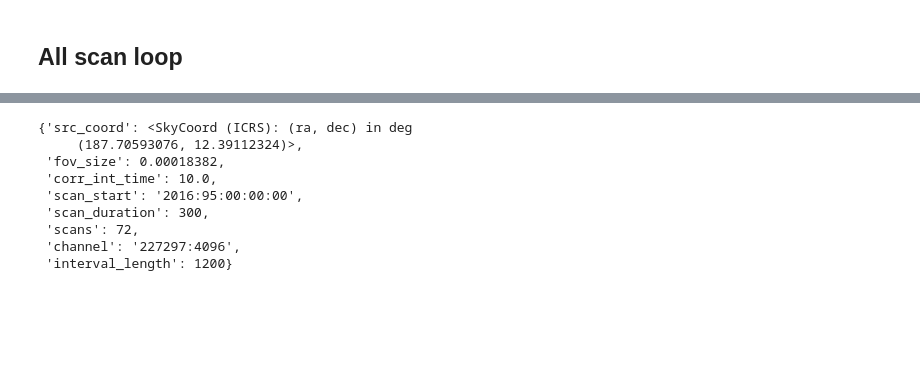
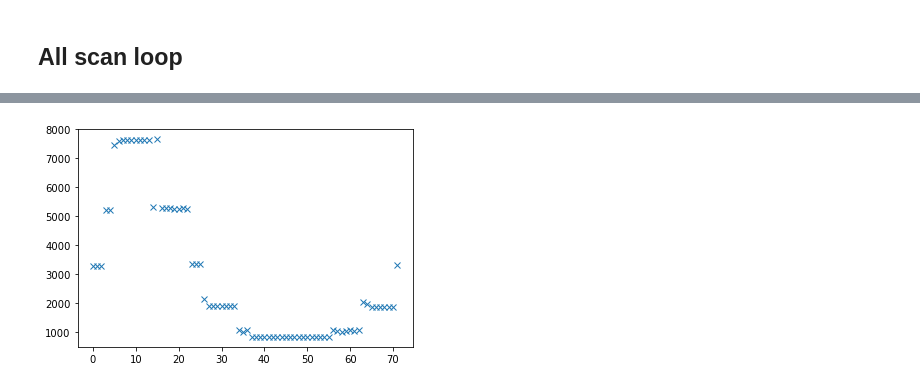
Before and after one commit to radionets-project/pyvisgen, a Jupyter notebook: examples/visibility.ipynb, the cells around one changed output, grey strips where cells are left out. Saved outputs shown, nothing was run; the diff lists cells and outputs as text; code cells hidden in the pictures; blank space fills up the shorter version.

```diff
--- a/examples/visibility.ipynb
+++ b/examples/visibility.ipynb
@@ -177,8 +194,9 @@ import astropy.units as un
 from astropy.time import Time
 visibilities = Visibilities([], [], [], [], [], [], [], [], [], [], [], [])
 vis_num = np.zeros(1)
+memory = np.array([])
 #i in total number of scans
-for i in tqdm(range(1)):
+for i in tqdm(range(72)):
     t = time[i*31:(i+1)*31]
     baselines = scan.get_baselines(src_crd, t, array_layout)
 
@@ -195,10 +213,12 @@ for i in tqdm(range(1)):
     _date = np.zeros(len(u_valid))
 
 
-    X1 = scan.corrupted(lm, baselines, wave1, time, src_crd, array_layout, I, rd)
+    X1 = scan.uncorrupted(lm, baselines, wave1, time, src_crd, array_layout, I)
     if X1.shape[0] == 1:
+        import os, psutil
+        memory = np.append(memory,psutil.Process(os.getpid()).memory_info().rss / 1024 ** 2)
         continue
-    X2 = scan.corrupted(lm, baselines, wave1, time, src_crd, array_layout, I, rd)
+    X2 = scan.uncorrupted(lm, baselines, wave1, time, src_crd, array_layout, I)
 
     vis_num = np.arange(X1.shape[2]//2) + 1 + vis_num.max()
 
@@ -222,21 +242,17 @@ for i in tqdm(range(1)):
     )
 
     visibilities.add(vis)
+    import os, psutil
+    memory = np.append(memory,psutil.Process(os.getpid()).memory_info().rss / 1024 ** 2)
+# %%
+plt.plot(np.arange(0,72), memory, 'x')
+plt.show()
+# %% [output]
+[figure, added]
 # %%
 import vipy.simulation.utils as ut
 import vipy.fits.writer as writer
 # %%
 conf = ut.read_config("../config/default.toml")
-conf
-# %% [output]
-{'src_coord': <SkyCoord (ICRS): (ra, dec) in deg
-     (187.70593076, 12.39112324)>,
- 'fov_size': 0.00018382,
- 'corr_int_time': 10.0,
- 'scan_start': '2016:95:00:00:00',
- 'scan_duration': 300,
- 'scans': 72,
- 'channel': '227297:4096',
- 'interval_length': 1200}
 # %%
 hdu_list = writer.create_hdu_list(visibilities, conf)
```
Also changed, not shown: parts of 13 cells of this notebook, 2 other files.
